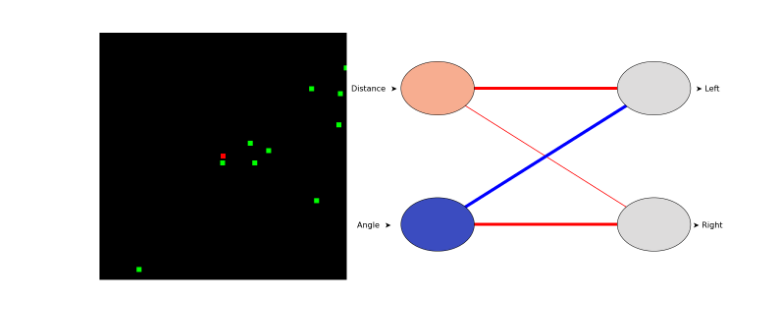
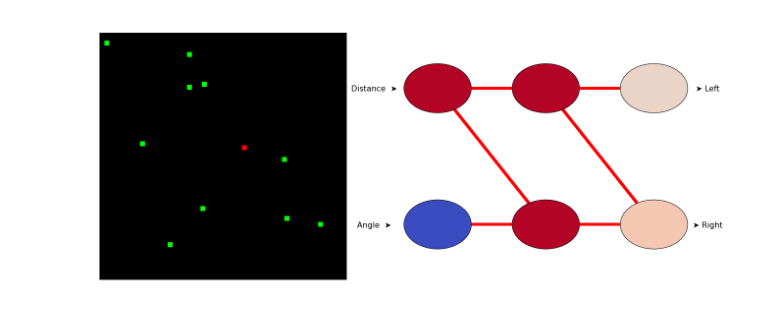
Before and after one commit to ncskth/norse-rl, a Jupyter notebook: book/env_grid.ipynb, the cells around one changed output. Drawn from its saved outputs; the diff is of its cells as text; code cells hidden in the pictures.

```diff
--- a/book/env_grid.ipynb
+++ b/book/env_grid.ipynb
@@ -44,13 +28,15 @@ ImportError: cannot import name 'simulate' from 'norse_rl' (/home/jens/norse-rl/
 # %%
-w = [ [ 1, -1 ]
-    , [ 0.2, 1 ] ]
+w = [ [ 1, 0 ]
+    , [ 1, 1 ] ]
 
 model = norse.SequentialState(
+    norse.LIFCell(),
+    Linear(2, 2, w),
     norse.LIFCell(),
     Linear(2, 2, w),
     norse.LICell(),
 )
 
 run(model)
 # %% [output]
-[figure, old version]
+[figure, new version]
```
Also changed, not shown: parts of 2 cells of this notebook.
